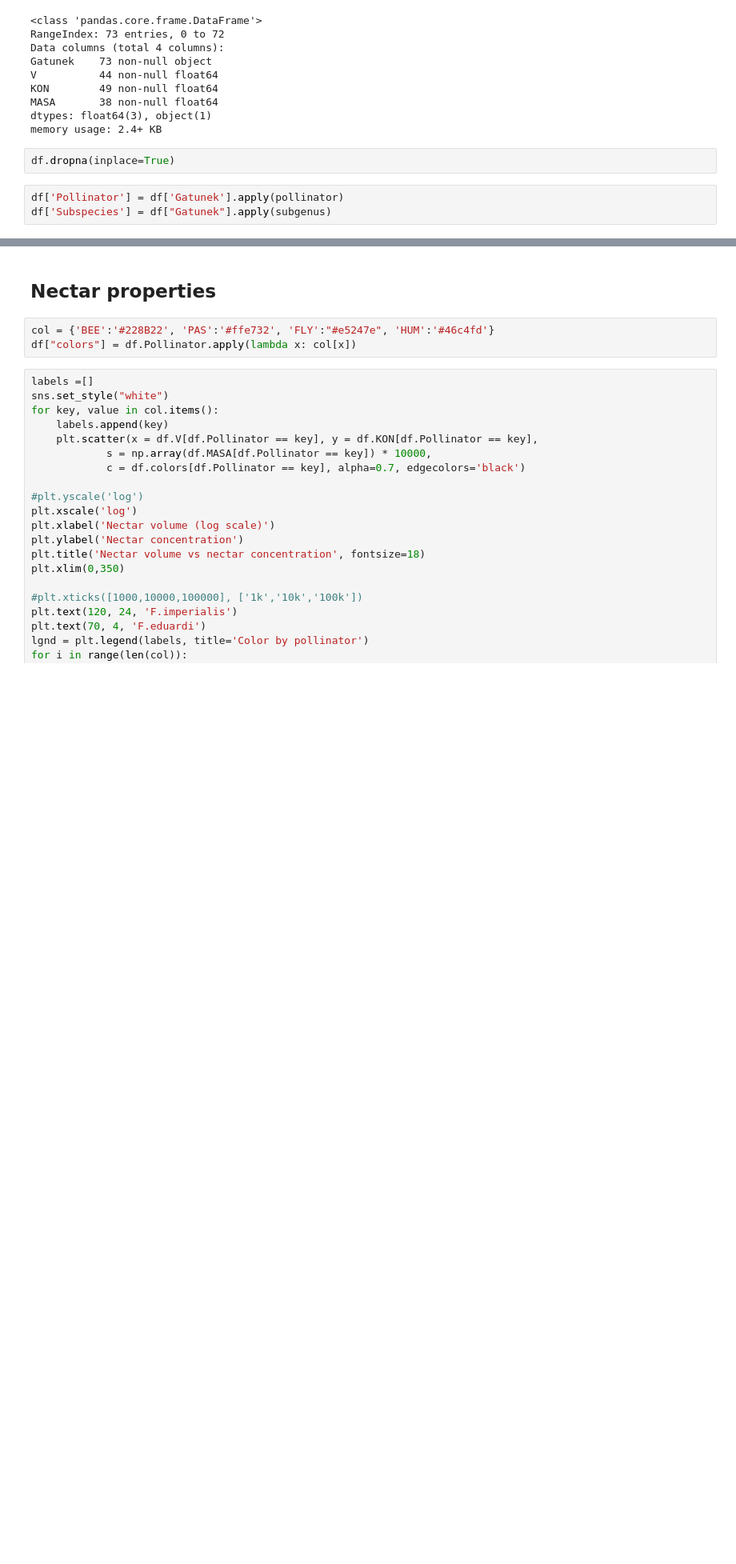
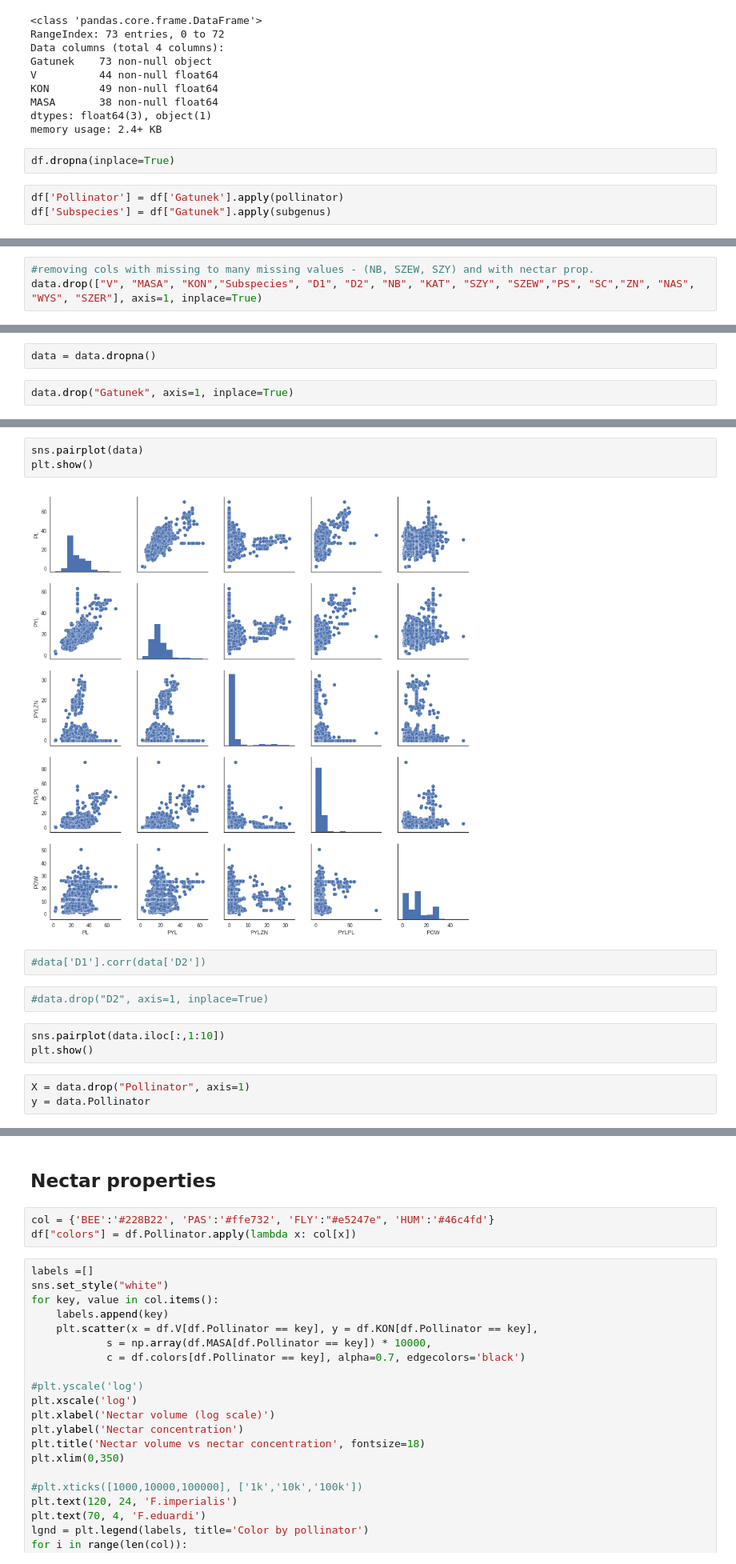
Before and after one commit to AgataRoguz/projekty_uw, a Jupyter notebook: Fritillaria_evolution.ipynb, the cells around one changed output, grey strips where cells are left out. Shown: that part at 80% size. Cells and saved outputs as stored; diff of their text form; blank space fills up the shorter version.

```diff
--- a/Fritillaria_evolution.ipynb
+++ b/Fritillaria_evolution.ipynb
@@ -135,0 +214,3 @@ df['Subspecies'] = df["Gatunek"].apply(subgenus)
+# %%
+#removing cols with missing to many missing values - (NB, SZEW, SZY) and with nectar prop.
+data.drop(["V", "MASA", "KON","Subspecies", "D1", "D2", "NB", "KAT", "SZY", "SZEW","PS", "SC","ZN", "NAS", "WYS", "SZER"], axis=1, inplace=True)
@@ -135,0 +226,4 @@ df['Subspecies'] = df["Gatunek"].apply(subgenus)
+# %%
+data = data.dropna()
+# %%
+data.drop("Gatunek", axis=1, inplace=True)
@@ -135,0 +250,15 @@ df['Subspecies'] = df["Gatunek"].apply(subgenus)
+# %%
+sns.pairplot(data)
+plt.show()
+# %% [output]
+[figure, added]
+# %%
+#data['D1'].corr(data['D2'])
+# %%
+#data.drop("D2", axis=1, inplace=True)
+# %%
+sns.pairplot(data.iloc[:,1:10])
+plt.show()
+# %%
+X = data.drop("Pollinator", axis=1)
+y = data.Pollinator
```
Also changed, not shown: parts of 48 cells of this notebook.
